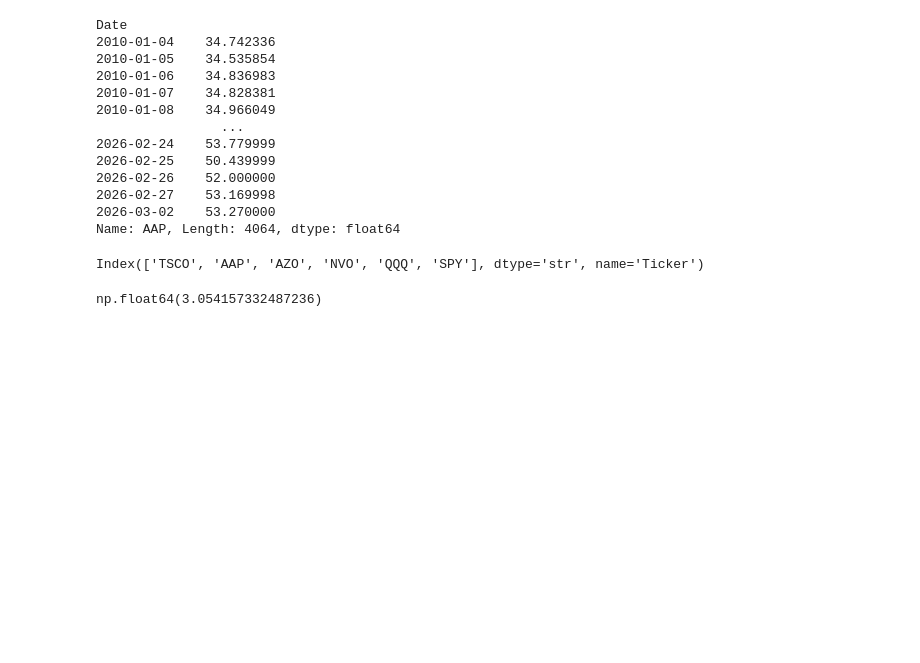
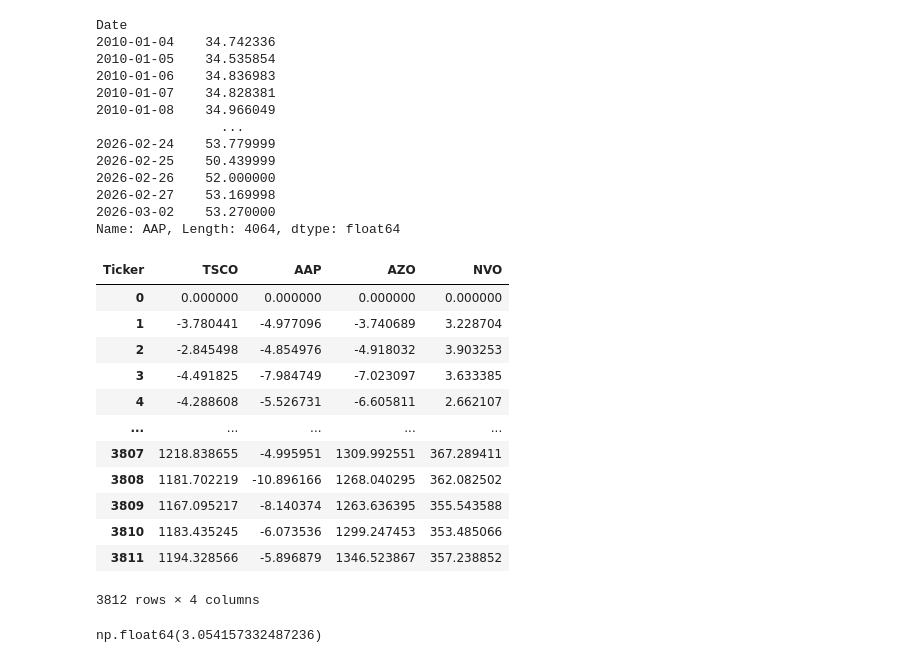
Before and after one commit to Idan-Sasson/Stocks-Strategies, a Jupyter notebook: Scanners/SteadyRising.ipynb, the cells around one changed output. Saved outputs shown, nothing was run; the diff lists cells and outputs as text; code cells hidden in the pictures; blank space fills up the shorter version.

```diff
--- a/Scanners/SteadyRising.ipynb
+++ b/Scanners/SteadyRising.ipynb
@@ -251,9 +262,21 @@ Name: AAP, Length: 4064, dtype: float64
 # %%
 sim = TradingSim(full_df)
 returns = sim.optimizer_exit_after("2011-01-03", ["AZO", "NVO", "AAP", "TSCO", "QQQ", "SPY"])[0]
-returns.columns
+returns
 # %% [output]
+| Ticker | TSCO | AAP | AZO | NVO |
+| 0 | 0.000000 | 0.000000 | 0.000000 | 0.000000 |
+| 1 | -3.780441 | -4.977096 | -3.740689 | 3.228704 |
+| 2 | -2.845498 | -4.854976 | -4.918032 | 3.903253 |
+| 3 | -4.491825 | -7.984749 | -7.023097 | 3.633385 |
+| 4 | -4.288608 | -5.526731 | -6.605811 | 2.662107 |
+| ... | ... | ... | ... | ... |
+| 3807 | 1218.838655 | -4.995951 | 1309.992551 | 367.289411 |
+| 3808 | 1181.702219 | -10.896166 | 1268.040295 | 362.082502 |
+| 3809 | 1167.095217 | -8.140374 | 1263.636395 | 355.543588 |
+| 3810 | 1183.435245 | -6.073536 | 1299.247453 | 353.485066 |
+| 3811 | 1194.328566 | -5.896879 | 1346.523867 | 357.238852 |
-Index(['TSCO', 'AAP', 'AZO', 'NVO', 'QQQ', 'SPY'], dtype='str', name='Ticker')
+3812 rows × 4 columns
 # %%
 returns.loc[40].drop(["QaQQ", "SPyY"], errors="ignore").mean()
 # %% [output]
```
Also changed, not shown: parts of 9 cells of this notebook, 5 other files.
